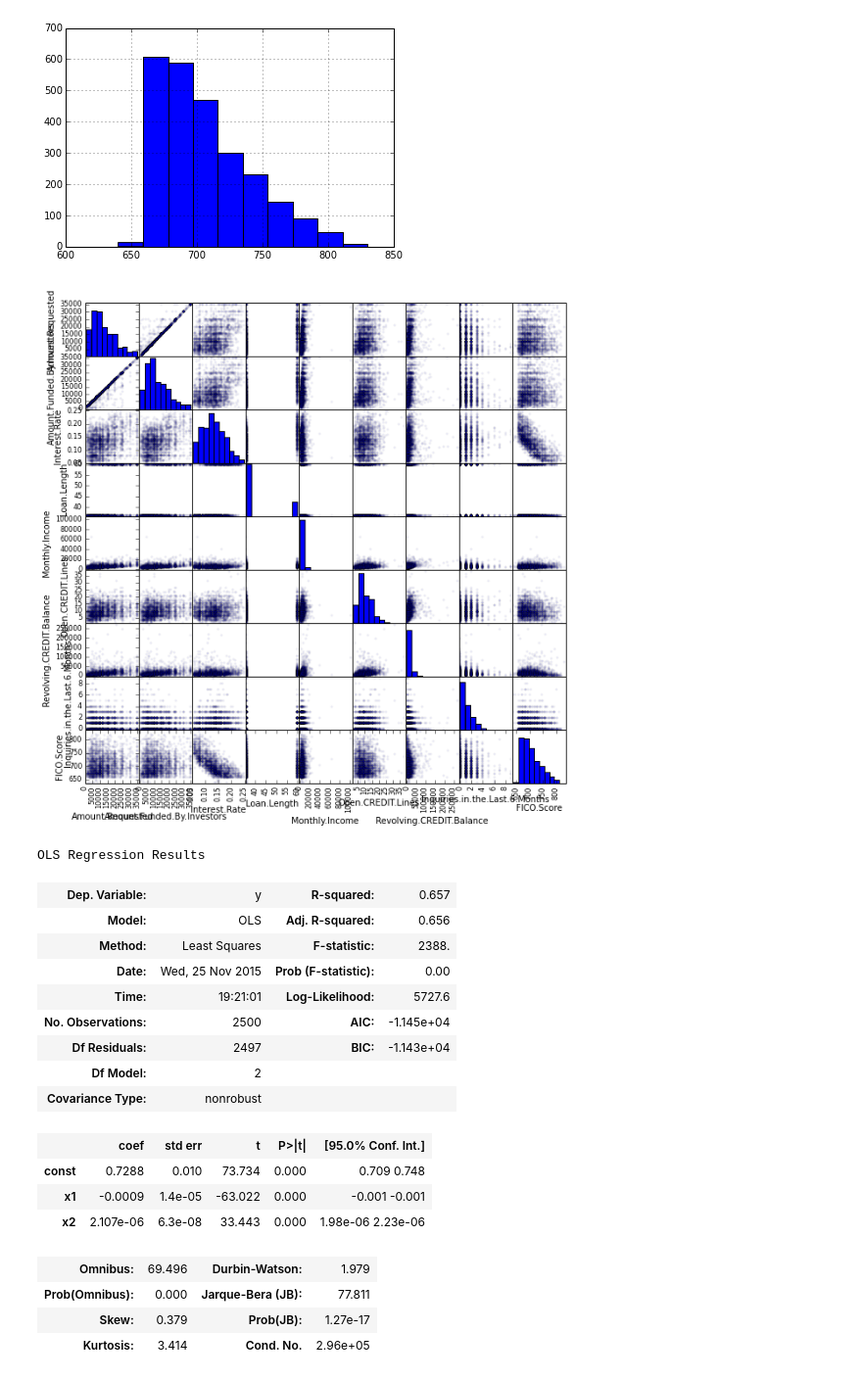
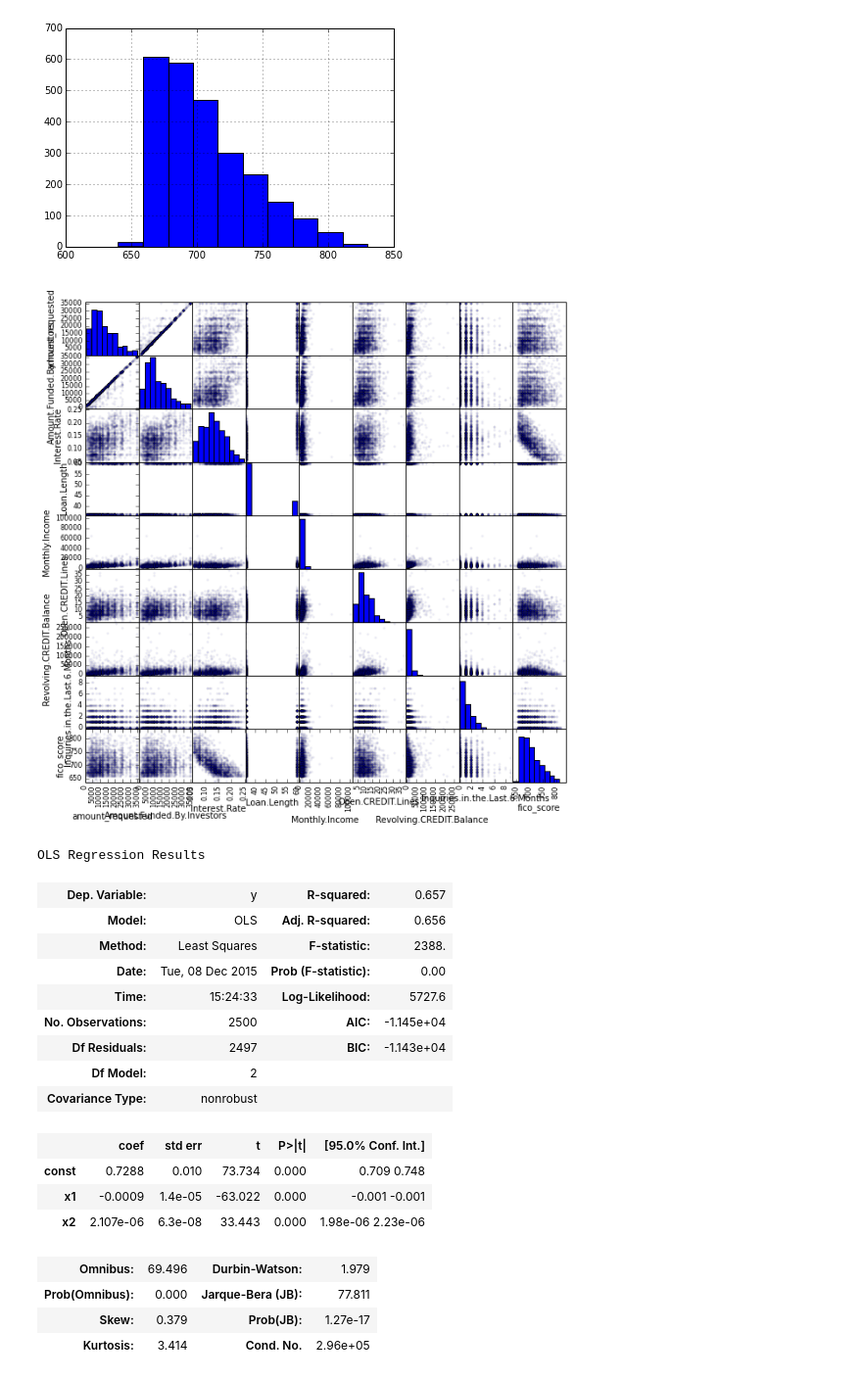
Before and after one commit to mshofmann/Lesson-3.3, a Jupyter notebook: linear_regression.ipynb, the cells around one changed output. Shown: that part at 98% size. Drawn from its saved outputs; the diff is of its cells as text; code cells hidden in the pictures.

```diff
--- a/linear_regression.ipynb
+++ b/linear_regression.ipynb
@@ -64,6 +64,8 @@ loansData['FICO.Score'][0:5]
 15825    695
 33182    695
 Name: FICO.Score, dtype: int64
+# %%
+loansData.rename(columns={'FICO.Score': 'fico_score', 'Amount.Requested': 'amount_requested'}, inplace=True)
 # %%
 %matplotlib inline
 import matplotlib.pyplot as plt
@@ -76,34 +78,34 @@ p = loansData['FICO.Score'].hist()
 # %%
 a = pd.scatter_matrix(loansData, alpha=0.05, figsize=(10,10), diagonal='hist')
 # %% [output]
-[figure, old version]
+[figure, new version]
 # %%
 import numpy as np
 import statsmodels.api as sm
 
 
 intrate = loansData['Interest.Rate']
-loanamt = loansData['Amount.Requested']
-fico = loansData['FICO.Score']
+loanamt = loansData['amount_requested']
+fico = loansData['fico_score']
 
 y = np.matrix(intrate).transpose()
 x1 = np.matrix(fico).transpose()
 x2 = np.matrix(loanamt).transpose()
 
 x = np.column_stack([x1,x2])
 
 X = sm.add_constant(x)
 model = sm.OLS(y,X)
 f = model.fit()
 
 f.summary()
 # %% [output]
 OLS Regression Results
 | Dep. Variable: | y | R-squared: | 0.657 |
 | Model: | OLS | Adj. R-squared: | 0.656 |
 | Method: | Least Squares | F-statistic: | 2388. |
-| Date: | Wed, 25 Nov 2015 | Prob (F-statistic): | 0.00 |
-| Time: | 19:21:01 | Log-Likelihood: | 5727.6 |
+| Date: | Tue, 08 Dec 2015 | Prob (F-statistic): | 0.00 |
+| Time: | 15:24:33 | Log-Likelihood: | 5727.6 |
 | No. Observations: | 2500 | AIC: | -1.145e+04 |
 | Df Residuals: | 2497 | BIC: | -1.143e+04 |
 | Df Model: | 2 |  |  |
```
Also changed, not shown: parts of 1 cell of this notebook.
